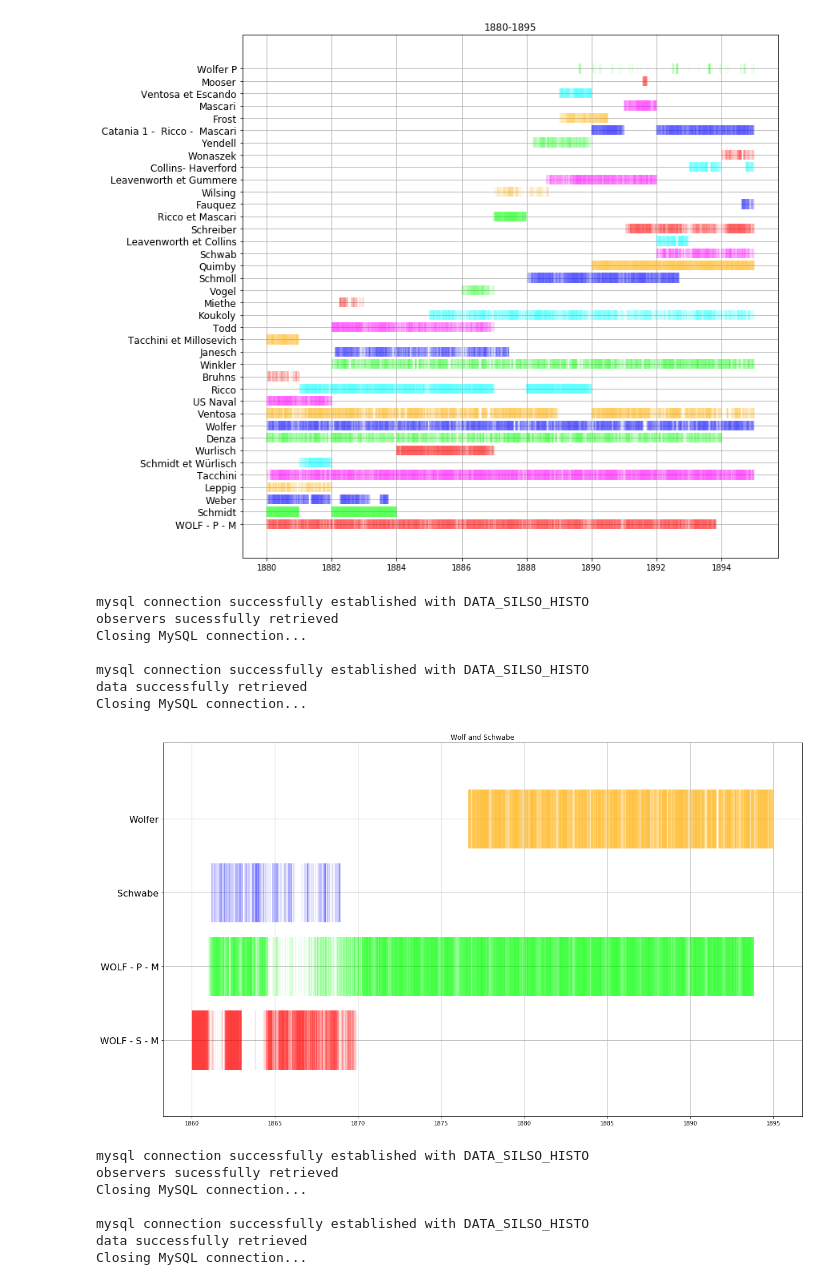
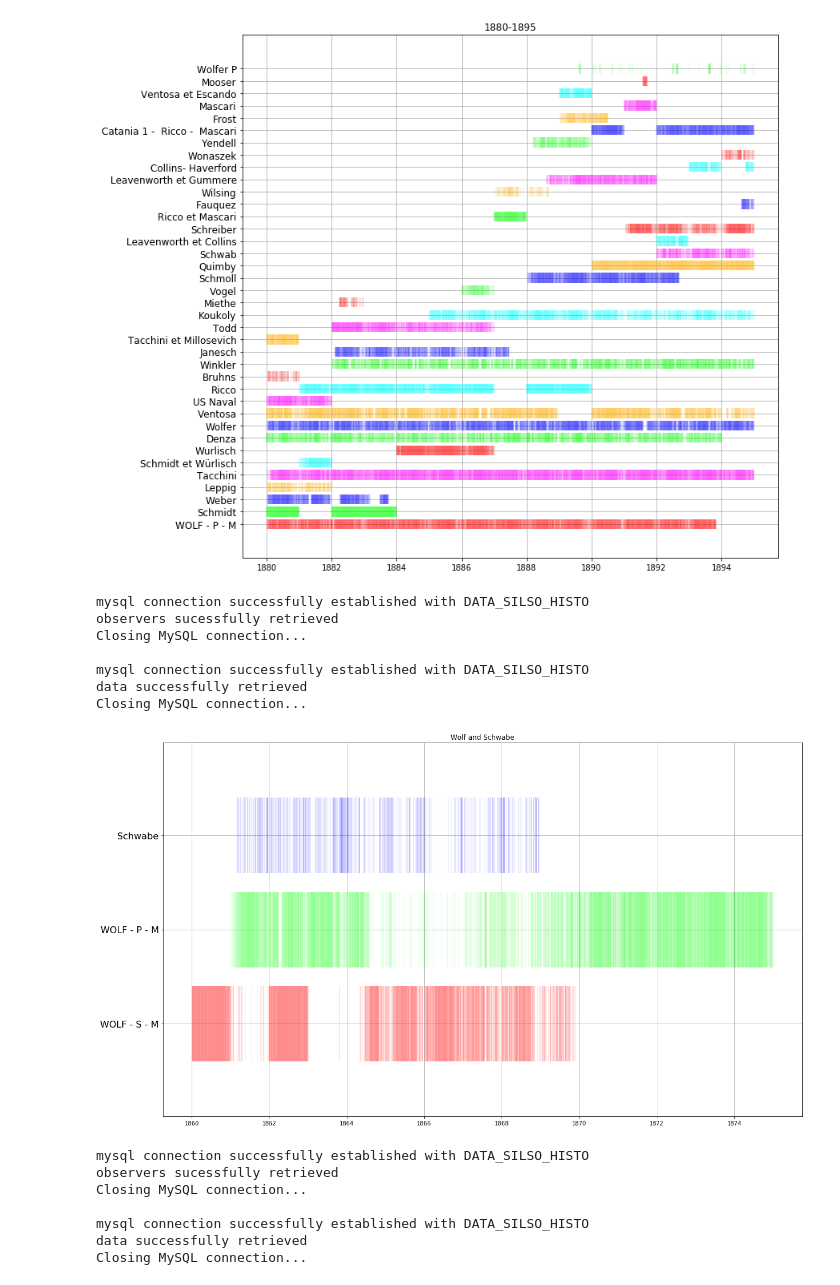
Before and after one commit to dcxSt/DATA_SILSO_HISTO_search, a Jupyter notebook: Frequency and number of observation plots.ipynb, the cells around one changed output. Drawn from its saved outputs; the diff is of its cells as text; code cells hidden in the pictures.

```diff
--- a/Frequency and number of observation plots.ipynb
+++ b/Frequency and number of observation plots.ipynb
@@ -53,18 +53,18 @@ Closing MySQL connection...
 # %%
 event_plot(observer_aliases=["WOLF - P - M","WOLF - S - M","Schwabe",
                              "Wolfer"],
            figsize=(20,12),gridlines=True,fontsize=16,title="Wolf and Schwabe",
-           interval=["1860-01-01","1895-01-01"])#,
+           interval=["1860-01-01","1875-01-01"])#,
            #save_as="figures/wolf_and_schwabe_eventplot_1860_1870.png")
 # %% [output]
 mysql connection successfully established with DATA_SILSO_HISTO
 observers sucessfully retrieved
 Closing MySQL connection...
 
 mysql connection successfully established with DATA_SILSO_HISTO
 data successfully retrieved
 Closing MySQL connection...
-[figure, old version]
+[figure, new version]
 # %%
 event_plot(observer_aliases=["WOLF - P - M","WOLF - S - M","Schwabe","Jenzer","Flaugergues","Staudacher"],
            figsize=(20,12),gridlines=True,fontsize=16,title="Wolf and Schwabe",
```
Also changed, not shown: parts of 1 cell of this notebook, 5 other files.
